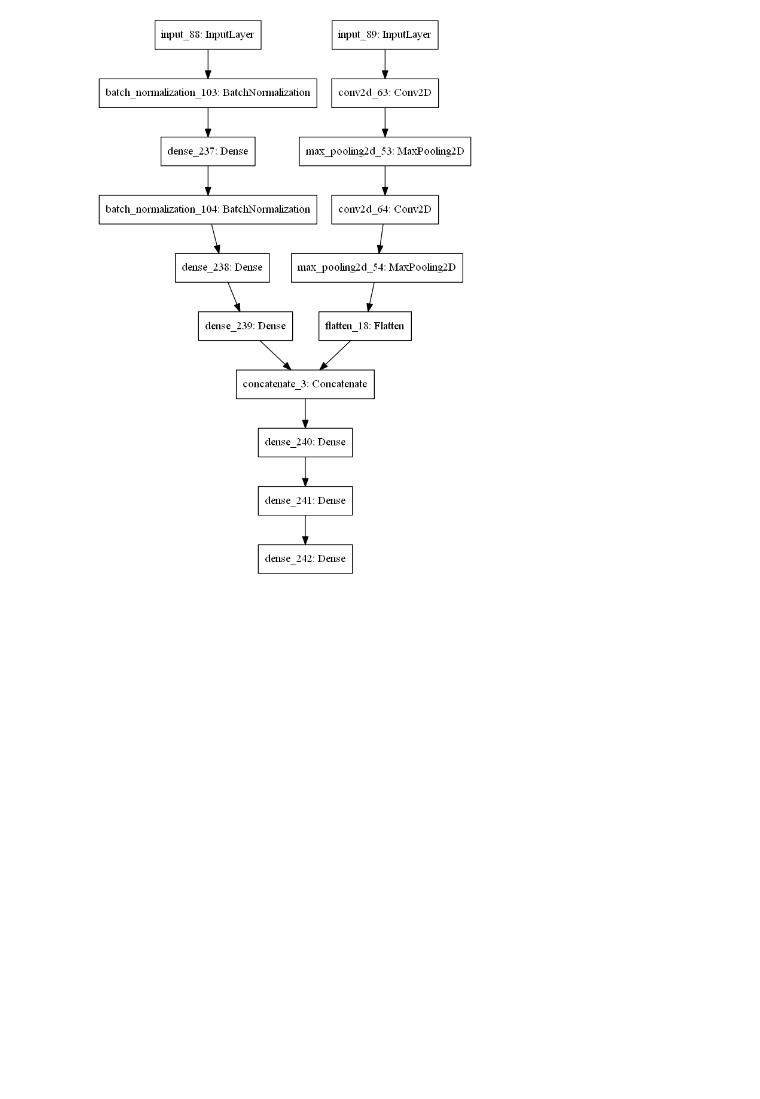
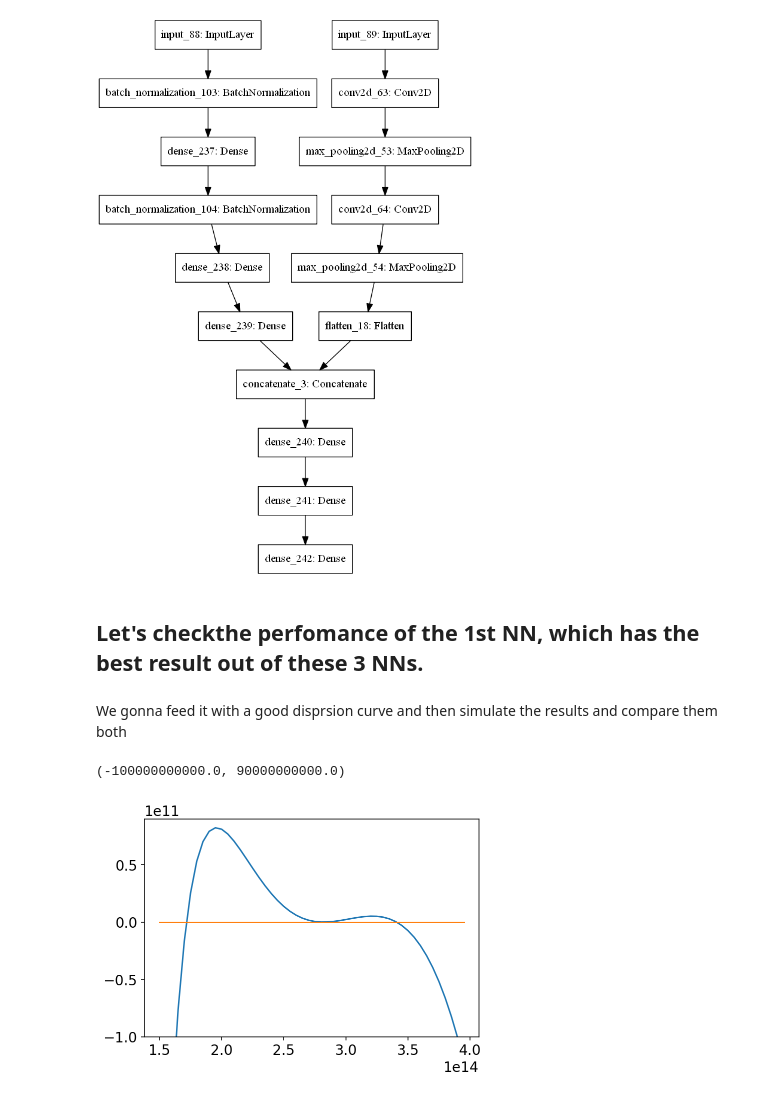
Before and after one commit to akarazeev/REDE, a Jupyter notebook: main_keras_realization.ipynb, the cells around one changed output. Saved outputs shown, nothing was run; the diff lists cells and outputs as text; code cells hidden in the pictures; blank space fills up the shorter version.

```diff
--- a/main_keras_realization.ipynb
+++ b/main_keras_realization.ipynb
@@ -410,3 +410,14 @@ plot_model(combined, to_file='img/double-net.png')
 Image(filename="img/double-net.png")
 # %% [output]
 [figure]
+# %% [markdown]
+## Let's checkthe perfomance of the 1st NN, which has the best result out of these 3 NNs.
+# %% [markdown]
+We gonna feed it with a good disprsion curve and then simulate the results and compare them both
+# %%
+plt.plot(freq_grid,Dint[1810])
+plt.plot(freq_grid,np.zeros(freq_grid.shape))
+plt.ylim([-1e11,9e10])
+# %% [output]
+(-100000000000.0, 90000000000.0)
+[figure, added]
```
Also changed, not shown: parts of 13 cells of this notebook.
